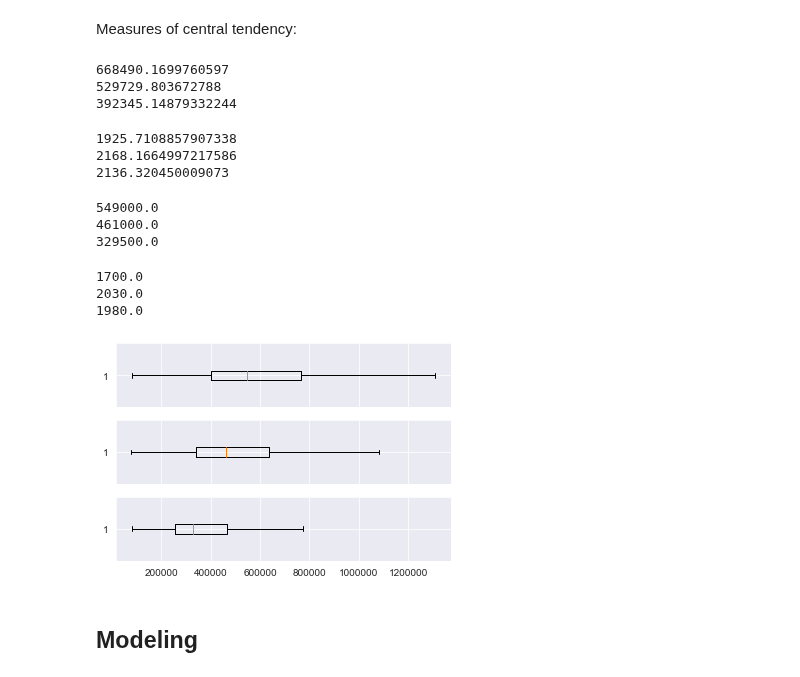
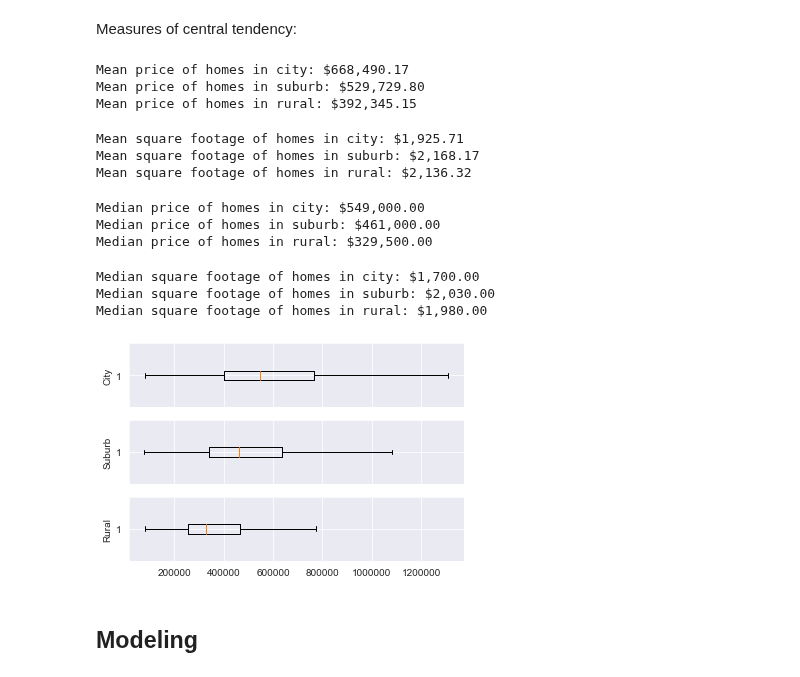
Before and after one commit to jmarkowi/kingcounty, a Jupyter notebook: predicting_prices_king_count-checkpoint.ipynb, the cells around one changed output. Cells and saved outputs as stored; diff of their text form; code cells hidden in the pictures.

```diff
--- a/predicting_prices_king_count-checkpoint.ipynb
+++ b/predicting_prices_king_count-checkpoint.ipynb
@@ -238,48 +229,53 @@ plt.xlim(0, 2000000);
 # %% [markdown]
 Measures of central tendency:
 # %%
-print(city['price'].mean())
-print(suburb['price'].mean())
-print(rural['price'].mean())
+print(f"Mean price of homes in city: ${city['price'].mean():,.2f}")
+print(f"Mean price of homes in suburb: ${suburb['price'].mean():,.2f}")
+print(f"Mean price of homes in rural: ${rural['price'].mean():,.2f}")
 # %% [output]
-668490.1699760597
-529729.803672788
-392345.14879332244
+Mean price of homes in city: $668,490.17
+Mean price of homes in suburb: $529,729.80
+Mean price of homes in rural: $392,345.15
 # %%
-print(city['sqft_living'].mean())
-print(suburb['sqft_living'].mean())
-print(rural['sqft_living'].mean())
+print(f"Mean square footage of homes in city: ${city['sqft_living'].mean():,.2f}")
+print(f"Mean square footage of homes in suburb: ${suburb['sqft_living'].mean():,.2f}")
+print(f"Mean square footage of homes in rural: ${rural['sqft_living'].mean():,.2f}")
 # %% [output]
-1925.7108857907338
-2168.1664997217586
-2136.320450009073
+Mean square footage of homes in city: $1,925.71
+Mean square footage of homes in suburb: $2,168.17
+Mean square footage of homes in rural: $2,136.32
 # %%
-print(city['price'].median())
-print(suburb['price'].median())
-print(rural['price'].median())
+print(f"Median price of homes in city: ${city['price'].median():,.2f}")
+print(f"Median price of homes in suburb: ${suburb['price'].median():,.2f}")
+print(f"Median price of homes in rural: ${rural['price'].median():,.2f}")
 # %% [output]
-549000.0
-461000.0
-329500.0
+Median price of homes in city: $549,000.00
+Median price of homes in suburb: $461,000.00
+Median price of homes in rural: $329,500.00
 # %%
-print(city['sqft_living'].median())
-print(suburb['sqft_living'].median())
-print(rural['sqft_living'].median())
+print(f"Median square footage of homes in city: ${city['sqft_living'].median():,.2f}")
+print(f"Median square footage of homes in suburb: ${suburb['sqft_living'].median():,.2f}")
+print(f"Median square footage of homes in rural: ${rural['sqft_living'].median():,.2f}")
 # %% [output]
-1700.0
-2030.0
-1980.0
+Median square footage of homes in city: $1,700.00
+Median square footage of homes in suburb: $2,030.00
+Median square footage of homes in rural: $1,980.00
 # %%
 fig, (ax1, ax2, ax3) = plt.subplots(3, 1, sharex = True)
 
 plt.ticklabel_format(style='plain')
 
+ax1.set_ylabel('City')
+ax2.set_ylabel('Suburb')
+ax3.set_ylabel('Rural')
+
+
 
 ax1.boxplot(city['price'], vert=False, showfliers = False)
 ax2.boxplot(suburb['price'],vert=False, showfliers = False)
 ax3.boxplot(rural['price'], vert=False, showfliers = False);
 # %% [output]
-[figure, old version]
+[figure, new version]
 # %% [markdown]
 ## Modeling
 # %% [markdown]
```
Also changed, not shown: parts of 12 cells of this notebook.
